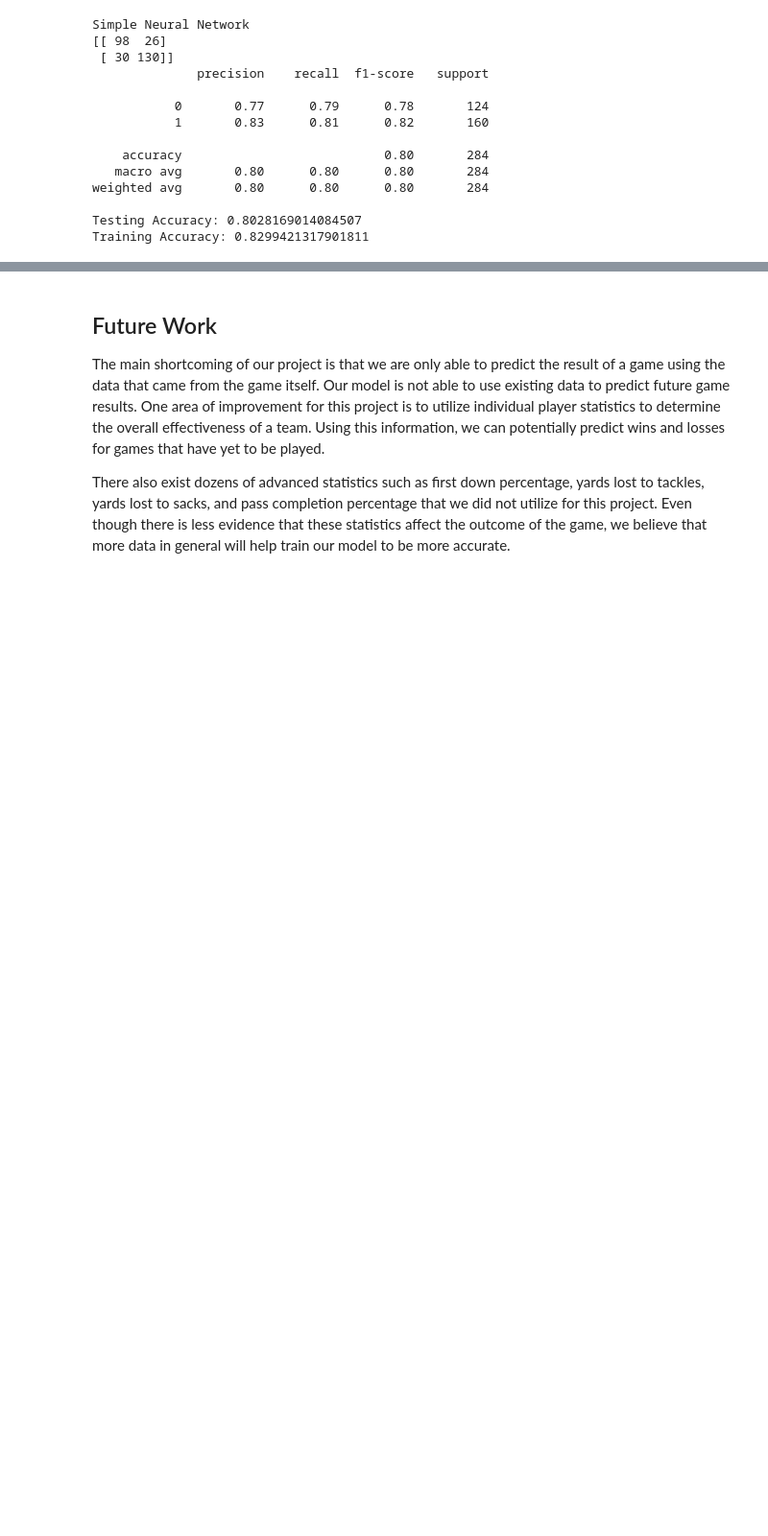
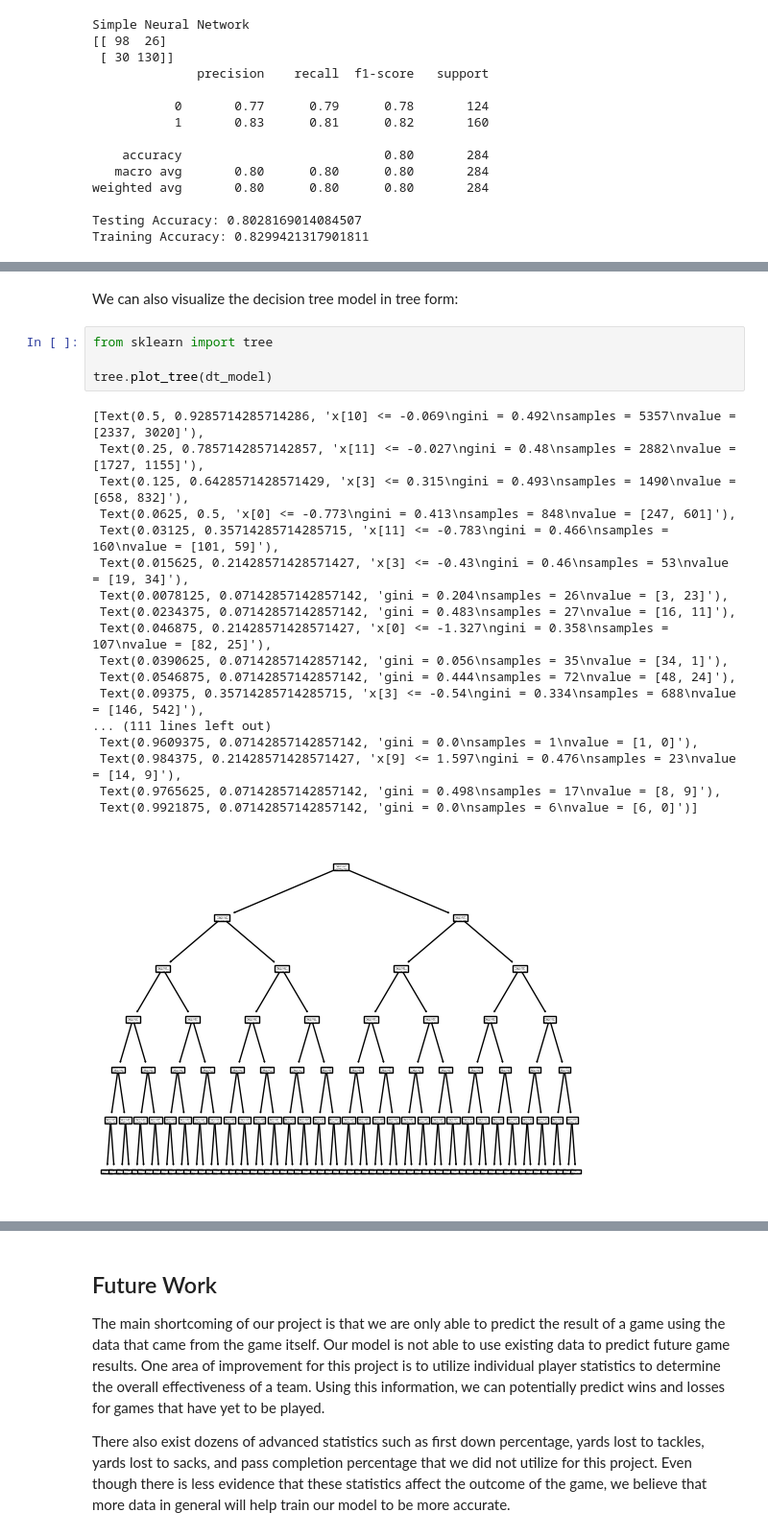
Before and after one commit to DattaKaligotla/CMSC422-Final, a Jupyter notebook: final.ipynb, the cells around one changed output, grey strips where cells are left out. Shown at 96% size. Saved outputs shown, nothing was run; the diff lists cells and outputs as text; blank space fills up the shorter version.

```diff
--- a/final.ipynb
+++ b/final.ipynb
@@ -295,0 +326,25 @@ plt.show()
+# %% [markdown]
+We can also visualize the decision tree model in tree form:
+# %%
+from sklearn import tree
+
+tree.plot_tree(dt_model)
+# %% [output]
+[Text(0.5, 0.9285714285714286, 'x[10] <= -0.069\ngini = 0.492\nsamples = 5357\nvalue = [2337, 3020]'),
+ Text(0.25, 0.7857142857142857, 'x[11] <= -0.027\ngini = 0.48\nsamples = 2882\nvalue = [1727, 1155]'),
+ Text(0.125, 0.6428571428571429, 'x[3] <= 0.315\ngini = 0.493\nsamples = 1490\nvalue = [658, 832]'),
+ Text(0.0625, 0.5, 'x[0] <= -0.773\ngini = 0.413\nsamples = 848\nvalue = [247, 601]'),
+ Text(0.03125, 0.35714285714285715, 'x[11] <= -0.783\ngini = 0.466\nsamples = 160\nvalue = [101, 59]'),
+ Text(0.015625, 0.21428571428571427, 'x[3] <= -0.43\ngini = 0.46\nsamples = 53\nvalue = [19, 34]'),
+ Text(0.0078125, 0.07142857142857142, 'gini = 0.204\nsamples = 26\nvalue = [3, 23]'),
+ Text(0.0234375, 0.07142857142857142, 'gini = 0.483\nsamples = 27\nvalue = [16, 11]'),
+ Text(0.046875, 0.21428571428571427, 'x[0] <= -1.327\ngini = 0.358\nsamples = 107\nvalue = [82, 25]'),
+ Text(0.0390625, 0.07142857142857142, 'gini = 0.056\nsamples = 35\nvalue = [34, 1]'),
+ Text(0.0546875, 0.07142857142857142, 'gini = 0.444\nsamples = 72\nvalue = [48, 24]'),
+ Text(0.09375, 0.35714285714285715, 'x[3] <= -0.54\ngini = 0.334\nsamples = 688\nvalue = [146, 542]'),
+... (111 lines left out)
+ Text(0.9609375, 0.07142857142857142, 'gini = 0.0\nsamples = 1\nvalue = [1, 0]'),
+ Text(0.984375, 0.21428571428571427, 'x[9] <= 1.597\ngini = 0.476\nsamples = 23\nvalue = [14, 9]'),
+ Text(0.9765625, 0.07142857142857142, 'gini = 0.498\nsamples = 17\nvalue = [8, 9]'),
+ Text(0.9921875, 0.07142857142857142, 'gini = 0.0\nsamples = 6\nvalue = [6, 0]')]
+[figure, added]
```
Also changed, not shown: parts of 23 cells of this notebook.
